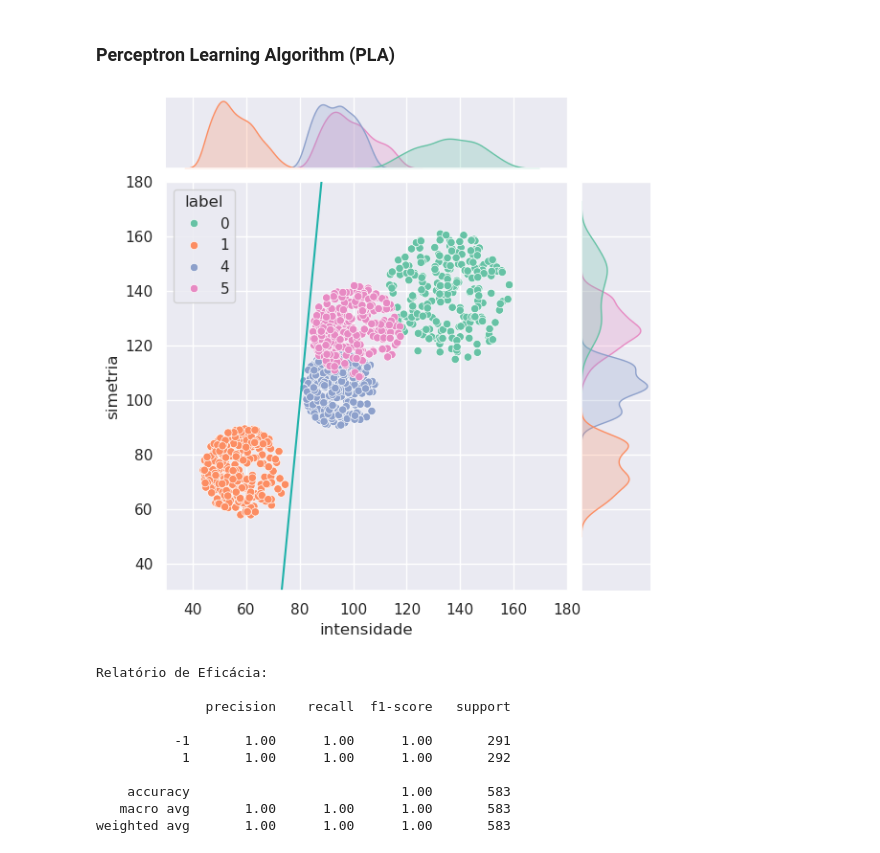
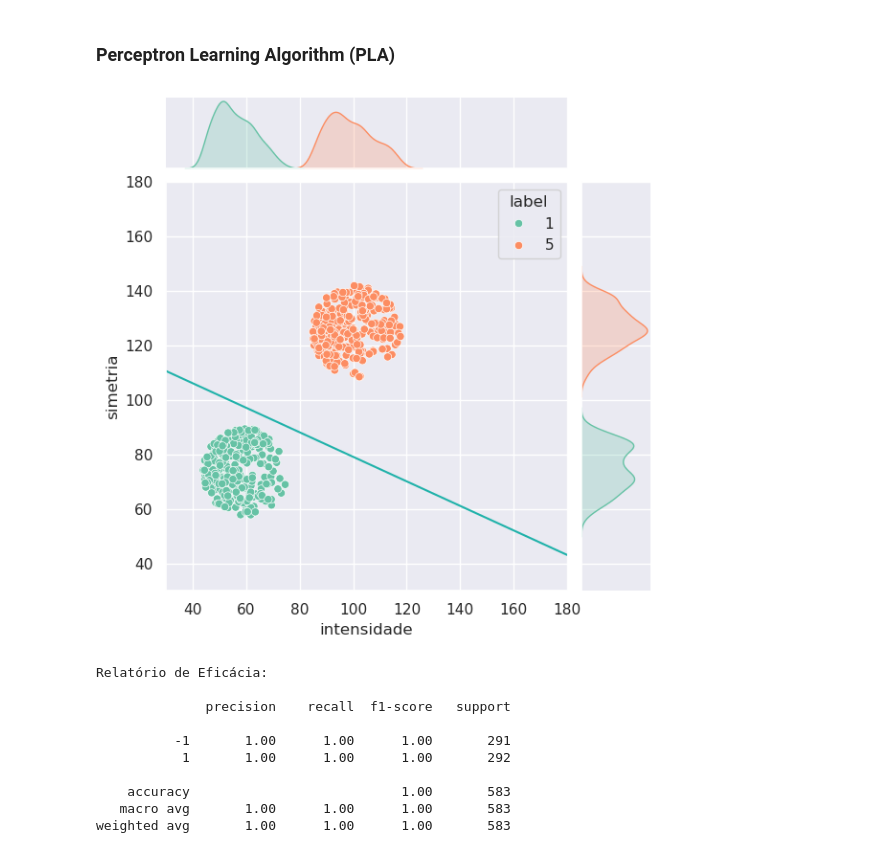
Before and after one commit to YhasmimTigre/Reconhecimento-de-D-gitos---Machine-Learning, a Jupyter notebook: Mini_Projeto.ipynb, the cells around one changed output. Saved outputs shown, nothing was run; the diff lists cells and outputs as text; code cells hidden in the pictures.

```diff
--- a/Mini_Projeto.ipynb
+++ b/Mini_Projeto.ipynb
@@ -140,4 +140,19 @@ def mod_labels (X : np.array, Y : np.array, labels : list) -> np.array:
             novo_Y.append(-1)
 
     return np.array(novo_X), np.array(novo_Y)
+# %%
+def plot_alg_1x5 (w_lista : np.array) -> None:
+    digitos_df = pd.read_csv("test_redu.csv", sep = ";")
+    digitos_df = digitos_df.loc[digitos_df['label'].isin([1, 5])]
+    sns.set_theme()
+    sns.jointplot(data = digitos_df, x = "intensidade", y = "simetria", hue = "label", palette = "Set2")
+
+    r = np.linspace(30, 180, 100)
+    plt.plot(r, (-w_lista[0] - w_lista[1]*r) / w_lista[2], c = 'lightseagreen')
+
+    plt.ylim(30, 180)
+    plt.xlim(30, 180)
+    plt.show()
+
+    return None
 # %%
@@ -190,15 +224,15 @@ X_test_1x5, y_test_1x5 = mod_labels (X = X_test, Y = y_test, labels = [1, 5])
 # %%
 #Instanciando o objeto:
 PLA_1x5 = PLA (n_int = 20000)
 
 #Treinando:
 PLA_1x5.fit(X = X_train_1x5, Y = y_train_1x5)
 
 #Obtendo os pesos:
 PLA_w_1x5 = PLA_1x5.get_w()
 
 #Observando no gráfico:
-plot_alg (w_lista = [PLA_w_1x5])
+plot_alg_1x5 (w_lista = PLA_w_1x5)
 # %% [output]
-[figure, old version]
+[figure, new version]
 # %%
```
Also changed, not shown: parts of 22 cells of this notebook, 1 other file.
